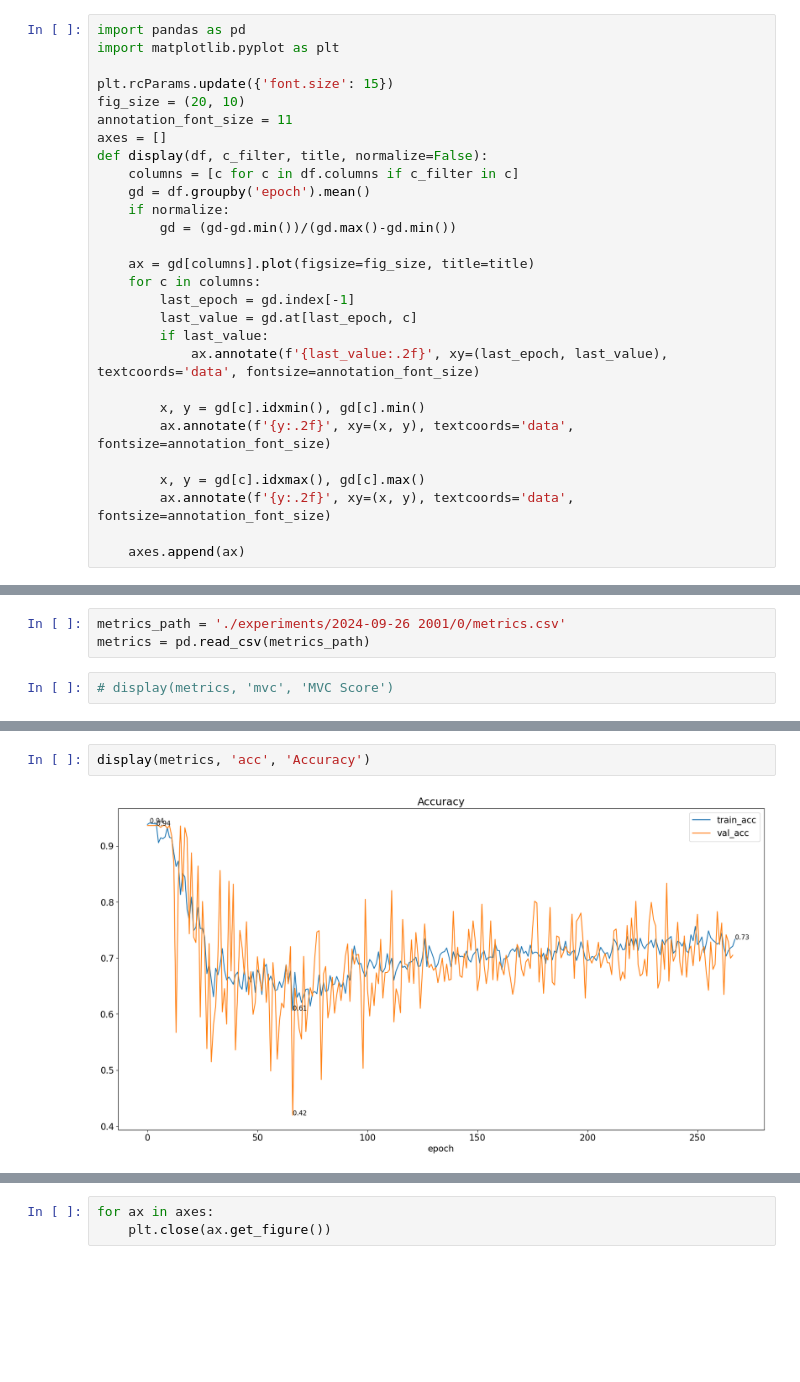
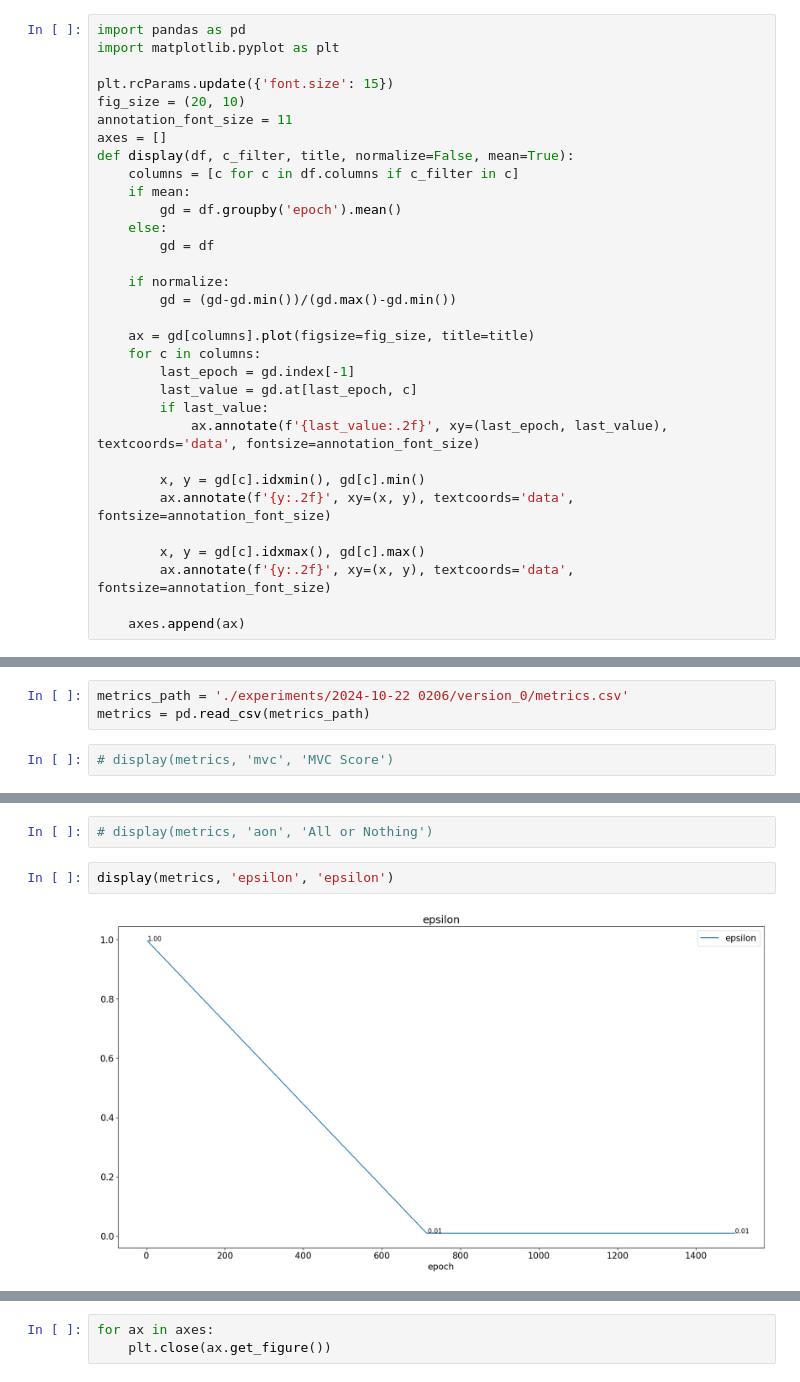
Before and after one commit to osnieltx/gnn-co, a Jupyter notebook: history_visualizer.ipynb, the cells around one changed output, grey strips where cells are left out. Cells and saved outputs as stored; diff of their text form; blank space fills up the shorter version.

```diff
--- a/history_visualizer.ipynb
+++ b/history_visualizer.ipynb
@@ -6,9 +6,13 @@ plt.rcParams.update({'font.size': 15})
 fig_size = (20, 10)
 annotation_font_size = 11
 axes = []
-def display(df, c_filter, title, normalize=False):
+def display(df, c_filter, title, normalize=False, mean=True):
     columns = [c for c in df.columns if c_filter in c]
-    gd = df.groupby('epoch').mean()
+    if mean:
+        gd = df.groupby('epoch').mean()
+    else:
+        gd = df
+
     if normalize:
         gd = (gd-gd.min())/(gd.max()-gd.min())
 
@@ -42,5 +39,5 @@ metrics.csv                                   100%   82KB   1.6MB/s   00:00
 # %%
-metrics_path = './experiments/2024-09-26 2001/0/metrics.csv'
+metrics_path = './experiments/2024-10-22 0206/version_0/metrics.csv'
 metrics = pd.read_csv(metrics_path)
 # %%
 # display(metrics, 'mvc', 'MVC Score')
@@ -47,4 +48,6 @@ metrics = pd.read_csv(metrics_path)
+# %%
+# display(metrics, 'aon', 'All or Nothing')
 # %%
-display(metrics, 'acc', 'Accuracy')
+display(metrics, 'epsilon', 'epsilon')
 # %% [output]
-[figure, old version]
+[figure, new version]
```
Also changed, not shown: parts of 6 cells of this notebook, 28 other files.
